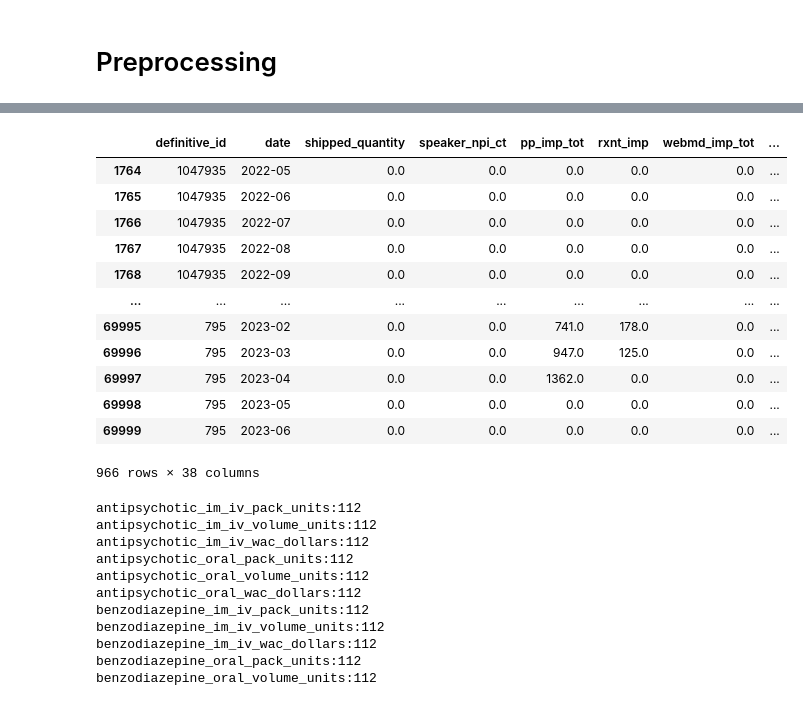
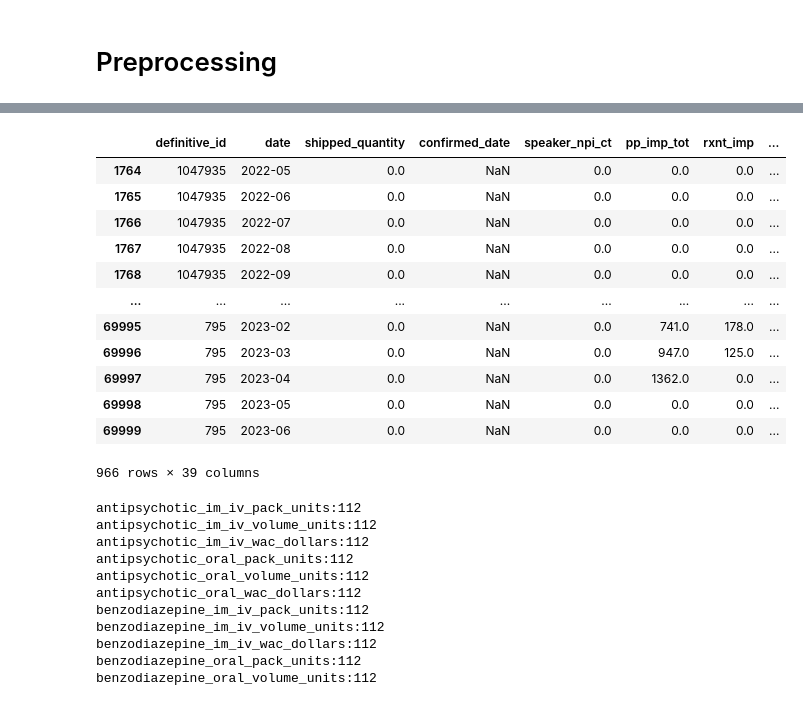
Before and after one commit to hsingh-mdsol/promotional_response_rf, a Jupyter notebook: research/bioxcel_pr_time_series.ipynb, the cells around one changed output, grey strips where cells are left out. Saved outputs shown, nothing was run; the diff lists cells and outputs as text; code cells hidden in the pictures.

```diff
--- a/research/bioxcel_pr_time_series.ipynb
+++ b/research/bioxcel_pr_time_series.ipynb
@@ -35,43 +34,43 @@ Columns (27,58,66) have mixed types.Specify dtype option on import or set low_me
 # %%
 df_pp = df.copy()
 media = ['speaker_npi_ct', 'pp_imp_tot', 'rxnt_imp', 'webmd_imp_tot', 'call_tot', 'call_inperson', 'call_inperson_gt1_repl', 'call_phone_gt1_repl', 'call_video_gt1_repl']
 binary = ['2023_targets']
 financials = ['net_patient_revenue', 'net_income', 'operating_income', 'cash_on_hand', 'total_overhead_costs', 'total_revenues']
 clinical = ['est_#_of_er_visits']
 snr = [x for x in df_pp.columns if (x.startswith('anti')) | (x.startswith('benzo')) | (x.startswith('payor'))]
 non_media_cat = ['formulary_type', 'segmentation', 'flag']
 non_media_num = snr + financials + clinical
-cols = ['definitive_id', 'date', 'shipped_quantity'] + media + non_media_cat + binary + non_media_num
+cols = ['definitive_id', 'date', 'shipped_quantity', 'confirmed_date'] + media + non_media_cat + binary + non_media_num
 df_pp = df_pp[cols]
 # filter to only ordering accounts
 ordering_acc = df_pp.groupby('definitive_id')['shipped_quantity'].sum().reset_index()
 ordering_acc = ordering_acc[ordering_acc['shipped_quantity']>0]['definitive_id'].tolist()
 df_pp = df_pp[df_pp['definitive_id'].isin(ordering_acc)]
 # replace nulls for media cols and shipped quantity with 0
 for i in media + ['shipped_quantity'] + binary:
     df_pp[i] = df_pp[i].fillna(0)
 # replace nulls for non media categorical columns with unknown
 for i in non_media_cat:
     df_pp[i] = df_pp[i].fillna('Unknown')
 # convert payor mix cols to float
 for i in non_media_num:
     if i.startswith('payor'):
         df_pp[i] = df_pp[i].str.replace('%','').astype(float)
 df_pp
 # %% [output]
-|  | definitive_id | date | shipped_quantity | speaker_npi_ct | pp_imp_tot | rxnt_imp | webmd_imp_tot | ... |
-| 1764 | 1047935 | 2022-05 | 0.0 | 0.0 | 0.0 | 0.0 | 0.0 | ... |
-| 1765 | 1047935 | 2022-06 | 0.0 | 0.0 | 0.0 | 0.0 | 0.0 | ... |
-| 1766 | 1047935 | 2022-07 | 0.0 | 0.0 | 0.0 | 0.0 | 0.0 | ... |
-| 1767 | 1047935 | 2022-08 | 0.0 | 0.0 | 0.0 | 0.0 | 0.0 | ... |
-| 1768 | 1047935 | 2022-09 | 0.0 | 0.0 | 0.0 | 0.0 | 0.0 | ... |
+|  | definitive_id | date | shipped_quantity | confirmed_date | speaker_npi_ct | pp_imp_tot | rxnt_imp | ... |
+| 1764 | 1047935 | 2022-05 | 0.0 | NaN | 0.0 | 0.0 | 0.0 | ... |
+| 1765 | 1047935 | 2022-06 | 0.0 | NaN | 0.0 | 0.0 | 0.0 | ... |
+| 1766 | 1047935 | 2022-07 | 0.0 | NaN | 0.0 | 0.0 | 0.0 | ... |
+| 1767 | 1047935 | 2022-08 | 0.0 | NaN | 0.0 | 0.0 | 0.0 | ... |
+| 1768 | 1047935 | 2022-09 | 0.0 | NaN | 0.0 | 0.0 | 0.0 | ... |
 | ... | ... | ... | ... | ... | ... | ... | ... | ... |
-| 69995 | 795 | 2023-02 | 0.0 | 0.0 | 741.0 | 178.0 | 0.0 | ... |
-| 69996 | 795 | 2023-03 | 0.0 | 0.0 | 947.0 | 125.0 | 0.0 | ... |
-| 69997 | 795 | 2023-04 | 0.0 | 0.0 | 1362.0 | 0.0 | 0.0 | ... |
-| 69998 | 795 | 2023-05 | 0.0 | 0.0 | 0.0 | 0.0 | 0.0 | ... |
-| 69999 | 795 | 2023-06 | 0.0 | 0.0 | 0.0 | 0.0 | 0.0 | ... |
+| 69995 | 795 | 2023-02 | 0.0 | NaN | 0.0 | 741.0 | 178.0 | ... |
+| 69996 | 795 | 2023-03 | 0.0 | NaN | 0.0 | 947.0 | 125.0 | ... |
+| 69997 | 795 | 2023-04 | 0.0 | NaN | 0.0 | 1362.0 | 0.0 | ... |
+| 69998 | 795 | 2023-05 | 0.0 | NaN | 0.0 | 0.0 | 0.0 | ... |
+| 69999 | 795 | 2023-06 | 0.0 | NaN | 0.0 | 0.0 | 0.0 | ... |
-966 rows × 38 columns
+966 rows × 39 columns
 # %%
 # imputation/NA statistics
 for i in non_media_num:
```
Also changed, not shown: parts of 18 cells of this notebook, 1 other file.
